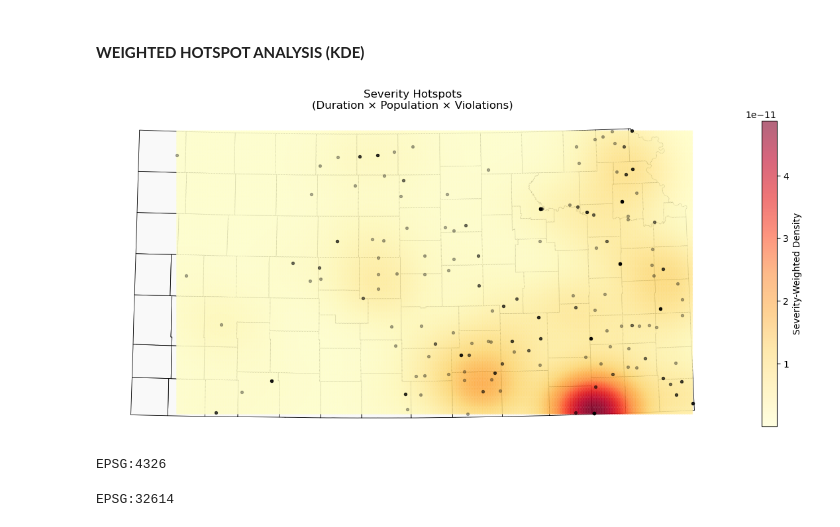
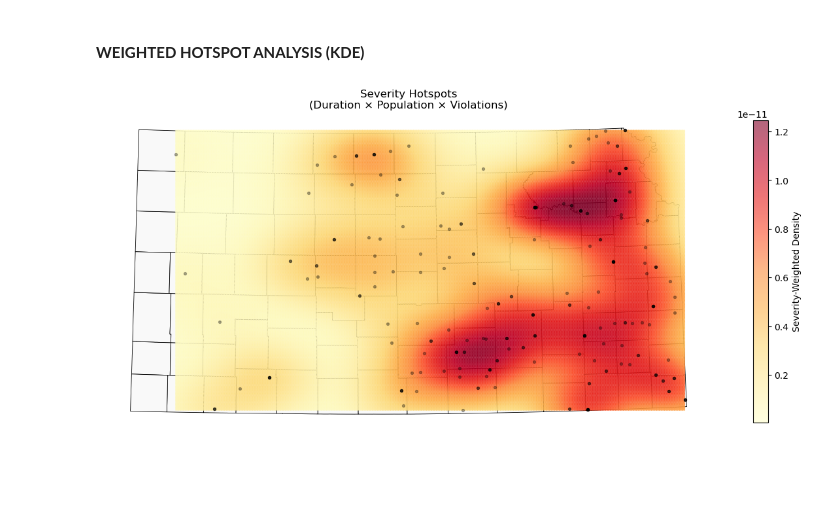
Before and after one commit to arunrimal/boil-water-advisory, a Jupyter notebook: notebooks/visualization.ipynb, the cells around one changed output. Cells and saved outputs as stored; diff of their text form; code cells hidden in the pictures; blank space fills up the shorter version.

Commit message:
changes in heatmap

```diff
--- a/notebooks/visualization.ipynb
+++ b/notebooks/visualization.ipynb
@@ -280,0 +362,27 @@ plt.show()
+# %%
+fig, axes = plt.subplots(1, 2, figsize=(16, 6))
+
+pws_types = bwa_gdf["PWS_Type"].unique()
+type_colors = {"Community water system": "#2196F3",
+               "Transient non-community system": "#FF5722"}
+
+for ax, ptype in zip(axes, pws_types):
+    subset = bwa_gdf[bwa_gdf["PWS_Type"] == ptype]
+    ks_counties.plot(ax=ax, color="#f5f5f5", edgecolor="gray", linewidth=0.4)
+    subset.plot(ax=ax,
+                color=type_colors.get(ptype, "purple"),
+                markersize=subset["Population_Served"] / 15,
+                alpha=0.65, edgecolor="white", linewidth=0.3)
+    ax.set_title(f"{ptype}\nn={len(subset)} | "
+                 f"Avg duration: {subset['Advisory_Duration'].mean():.1f}d | "
+                 f"Avg pop: {subset['Population_Served'].mean():,.0f}",
+                 fontsize=9)
+    ax.set_axis_off()
+
+plt.suptitle("Rural vs. Urban: PWS Type Comparison", fontsize=13)
+plt.tight_layout()
+plt.show()
+
+# District null = likely rural signal
+bwa_gdf["has_district"] = bwa_gdf["District"].notna()
+print(bwa_gdf.groupby("has_district")[["Advisory_Duration","No._of_Violations","Population_Served"]].mean())
@@ -394,39 +508,39 @@ Linn              3          50     3695.0               735       1695967.0
 # %%
 from scipy.stats import gaussian_kde
 
 fig, ax = plt.subplots(figsize=(12, 8))
 
 ks_counties.to_crs(CRS_PROJECTED).plot(ax=ax, color="#f9f9f9", edgecolor="black", linewidth=0.6)
 
-# Project data for accurate distance
+# To Project data for accurate distance
 bwa_proj = bwa_gdf.to_crs(CRS_PROJECTED)
 
+# log-transform severity index for better visualization
+bwa_proj['severity_index_log'] = np.log1p(bwa_proj['severity_index'])
+
+
 # Weighted KDE
-coords = np.vstack([bwa_proj.geometry.x, bwa_proj.geometry.y])
-kde = gaussian_kde(coords, weights=bwa_proj['severity_index'], bw_method=0.3)
+x_coord = bwa_proj.geometry.x.values
+y_coord = bwa_proj.geometry.y.values
+coords = np.vstack([x_coord, y_coord])
+
+# coords = np.vstack([bwa_proj.geometry.x, bwa_proj.geometry.y])
+kde = gaussian_kde(coords, weights=bwa_proj['severity_index_log'], bw_method=0.3)
 
 # Grid
 xmin, ymin, xmax, ymax = bwa_proj.total_bounds
 xi, yi = np.mgrid[xmin:xmax:200j, ymin:ymax:200j]
 zi = kde(np.vstack([xi.ravel(), yi.ravel()])).reshape(xi.shape)
 
 # Plot
 im = ax.pcolormesh(xi, yi, zi, shading='gouraud', cmap='YlOrRd', alpha=0.6)
 plt.colorbar(im, ax=ax, label='Severity-Weighted Density', shrink=0.6)
 
 bwa_proj.plot(ax=ax, color='black', markersize=8, alpha=0.3)
 
 ax.set_title("Severity Hotspots\n(Duration × Population × Violations)", fontsize=12)
 ax.set_axis_off()
 plt.tight_layout()
 plt.show()
 # %% [output]
-[figure, old version]
+[figure, new version]
-# %%
-print(bwa_gdf.crs)
-# %% [output]
-EPSG:4326
-# %%
-print(bwa_proj.crs)
-# %% [output]
-EPSG:32614
```
Also changed, not shown: parts of 10 cells of this notebook.
